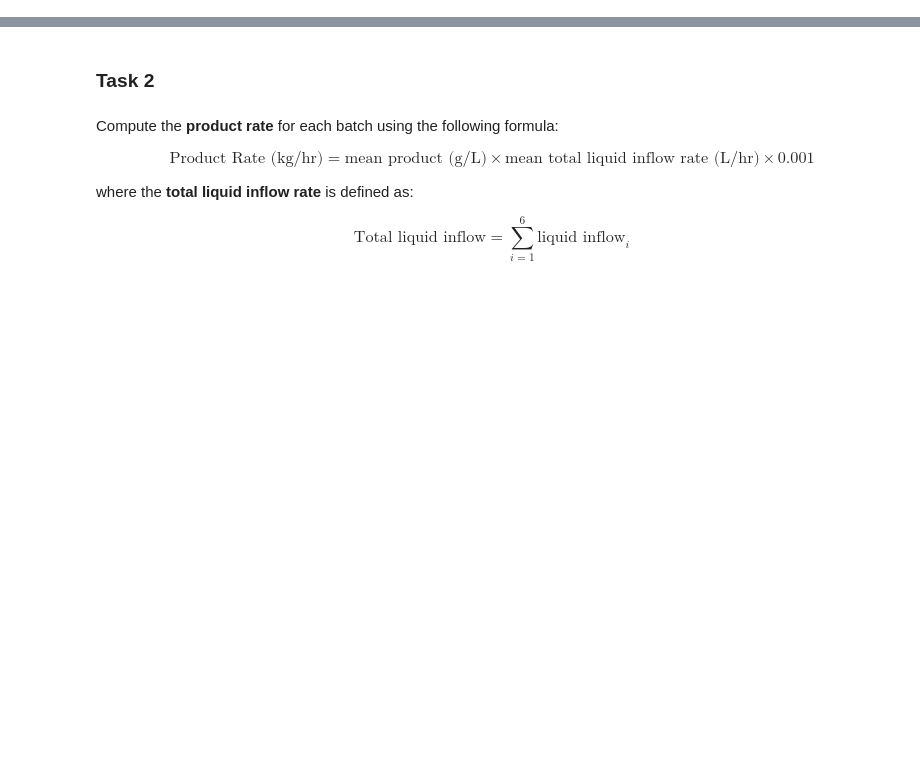
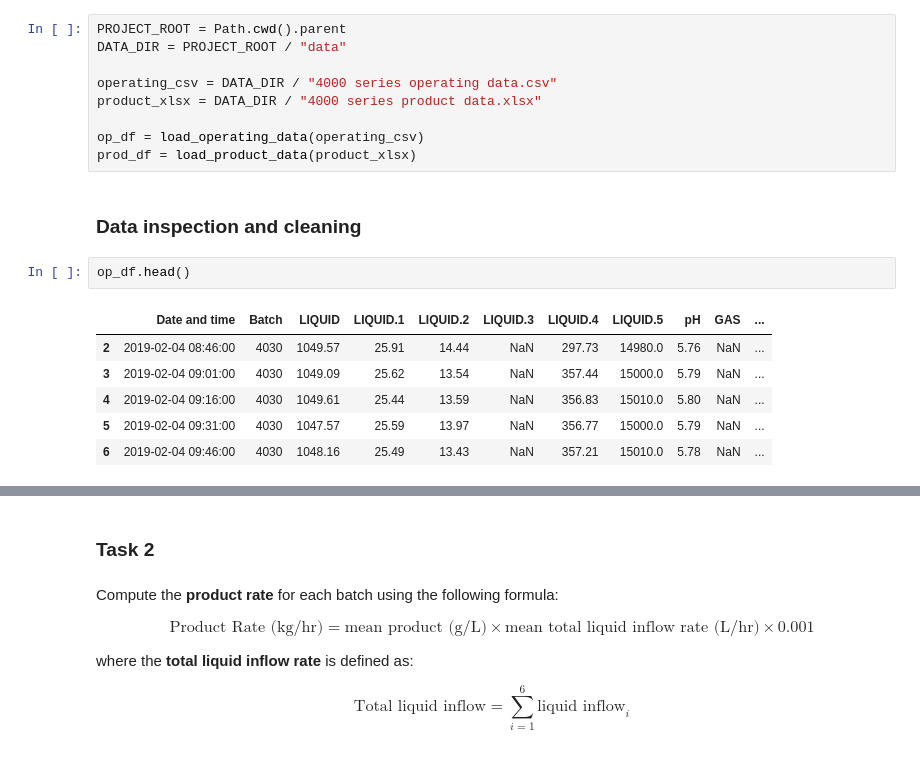
Before and after one commit to RichardFisher1/Applied, a Jupyter notebook: notebooks/Case Study Tasks.ipynb, the cells around one changed output, grey strips where cells are left out. Saved outputs shown, nothing was run; the diff lists cells and outputs as text; blank space fills up the shorter version.

```diff
--- a/notebooks/Case Study Tasks.ipynb
+++ b/notebooks/Case Study Tasks.ipynb
@@ -8,0 +47,20 @@ Download the **“4000 series operating data”** and **“4000 series product d
+# %%
+PROJECT_ROOT = Path.cwd().parent
+DATA_DIR = PROJECT_ROOT / "data"
+
+operating_csv = DATA_DIR / "4000 series operating data.csv"
+product_xlsx = DATA_DIR / "4000 series product data.xlsx"
+
+op_df = load_operating_data(operating_csv)
+prod_df = load_product_data(product_xlsx)
+# %% [markdown]
+### **Data inspection and cleaning**
+# %%
+op_df.head()
+# %% [output]
+|  | Date and time | Batch | LIQUID | LIQUID.1 | LIQUID.2 | LIQUID.3 | LIQUID.4 | LIQUID.5 | pH | GAS | ... |
+| 2 | 2019-02-04 08:46:00 | 4030 | 1049.57 | 25.91 | 14.44 | NaN | 297.73 | 14980.0 | 5.76 | NaN | ... |
+| 3 | 2019-02-04 09:01:00 | 4030 | 1049.09 | 25.62 | 13.54 | NaN | 357.44 | 15000.0 | 5.79 | NaN | ... |
+| 4 | 2019-02-04 09:16:00 | 4030 | 1049.61 | 25.44 | 13.59 | NaN | 356.83 | 15010.0 | 5.80 | NaN | ... |
+| 5 | 2019-02-04 09:31:00 | 4030 | 1047.57 | 25.59 | 13.97 | NaN | 356.77 | 15000.0 | 5.79 | NaN | ... |
+| 6 | 2019-02-04 09:46:00 | 4030 | 1048.16 | 25.49 | 13.43 | NaN | 357.21 | 15010.0 | 5.78 | NaN | ... |
```
Also changed, not shown: parts of 18 cells of this notebook, 1 other file.
